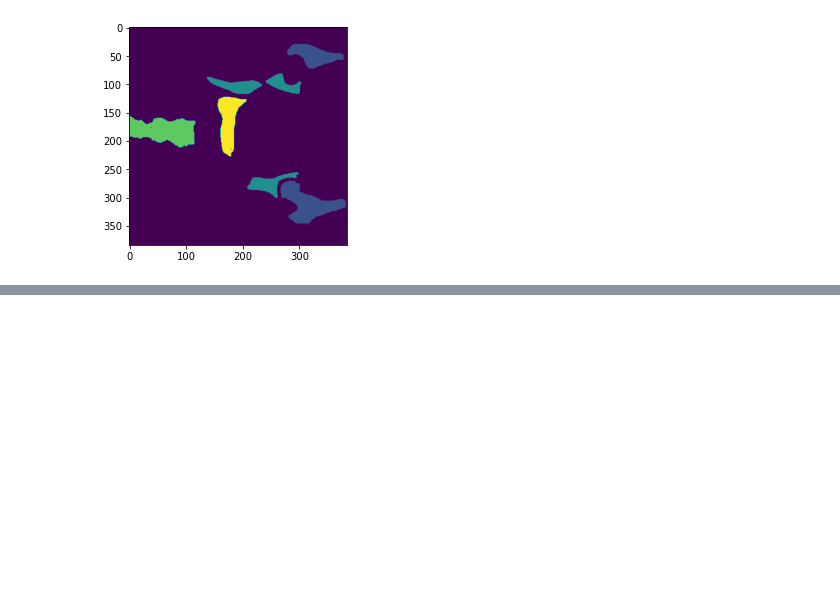
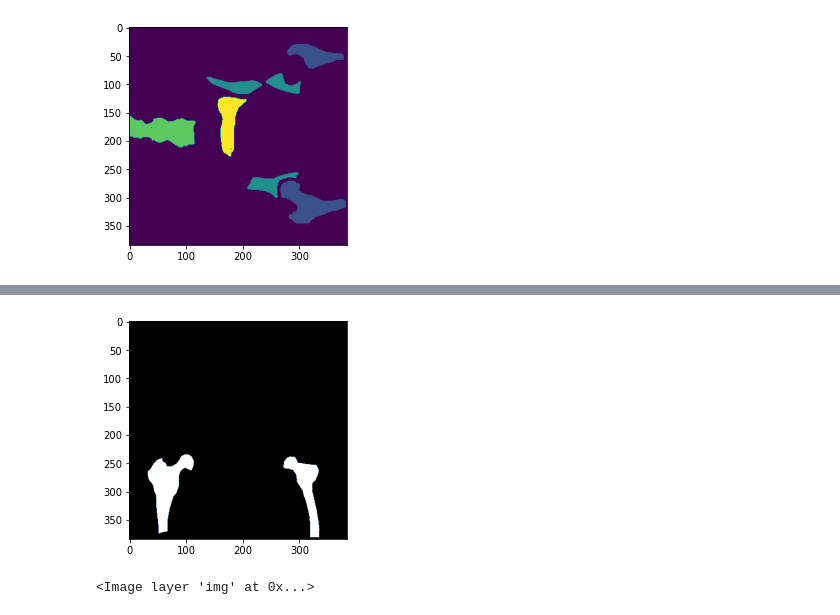
Before and after one commit to easoplee/pelvic_project, a Jupyter notebook: data_exploration.ipynb, the cells around one changed output, grey strips where cells are left out. Saved outputs shown, nothing was run; the diff lists cells and outputs as text; code cells hidden in the pictures; blank space fills up the shorter version.

```diff
--- a/data_exploration.ipynb
+++ b/data_exploration.ipynb
@@ -239,0 +278,7 @@ mask/multiclass_mask_final/images_09_mask.nii
+# %%
+from skimage.io import imread
+
+img = imread('mask/patient05/patient5_femur.tif')
+img = img
+print(img[25, 248,54])
+print(img.shape)
@@ -239,0 +310,9 @@ mask/multiclass_mask_final/images_09_mask.nii
+# %%
+#maximum projections
+import numpy as np
+import matplotlib.pyplot as plt
+max_z = np.max(img, axis=0)
+plt.imshow(img[30,:,:], cmap=plt.cm.bone)
+plt.show()
+# %% [output]
+[figure, added]
@@ -239,0 +324,5 @@ mask/multiclass_mask_final/images_09_mask.nii
+# %%
+viewer = napari.Viewer()
+viewer.add_image(img)
+# %% [output]
+<Image layer 'img' at 0x...>
```
Also changed, not shown: parts of 8 cells of this notebook, 7 other files.
